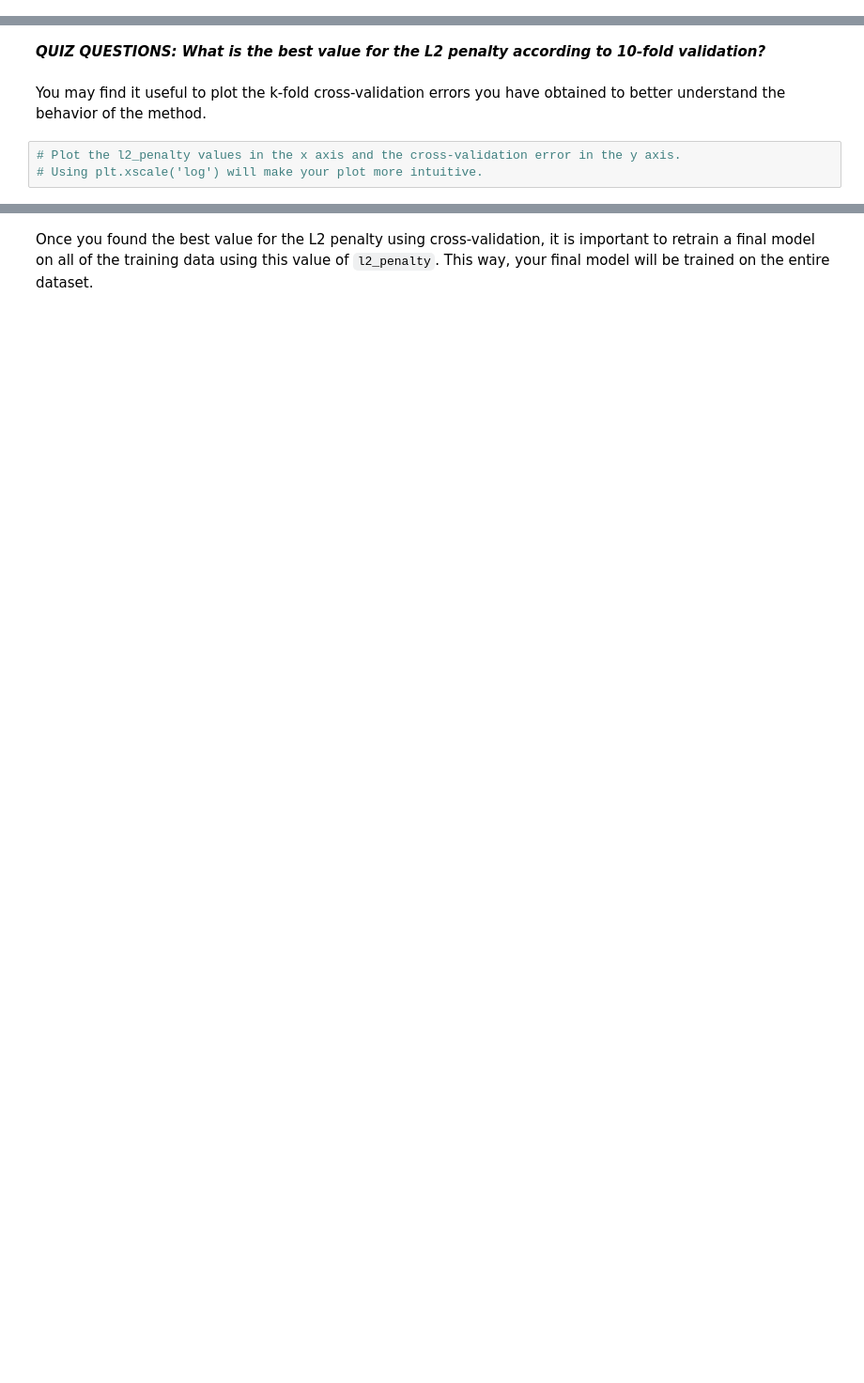
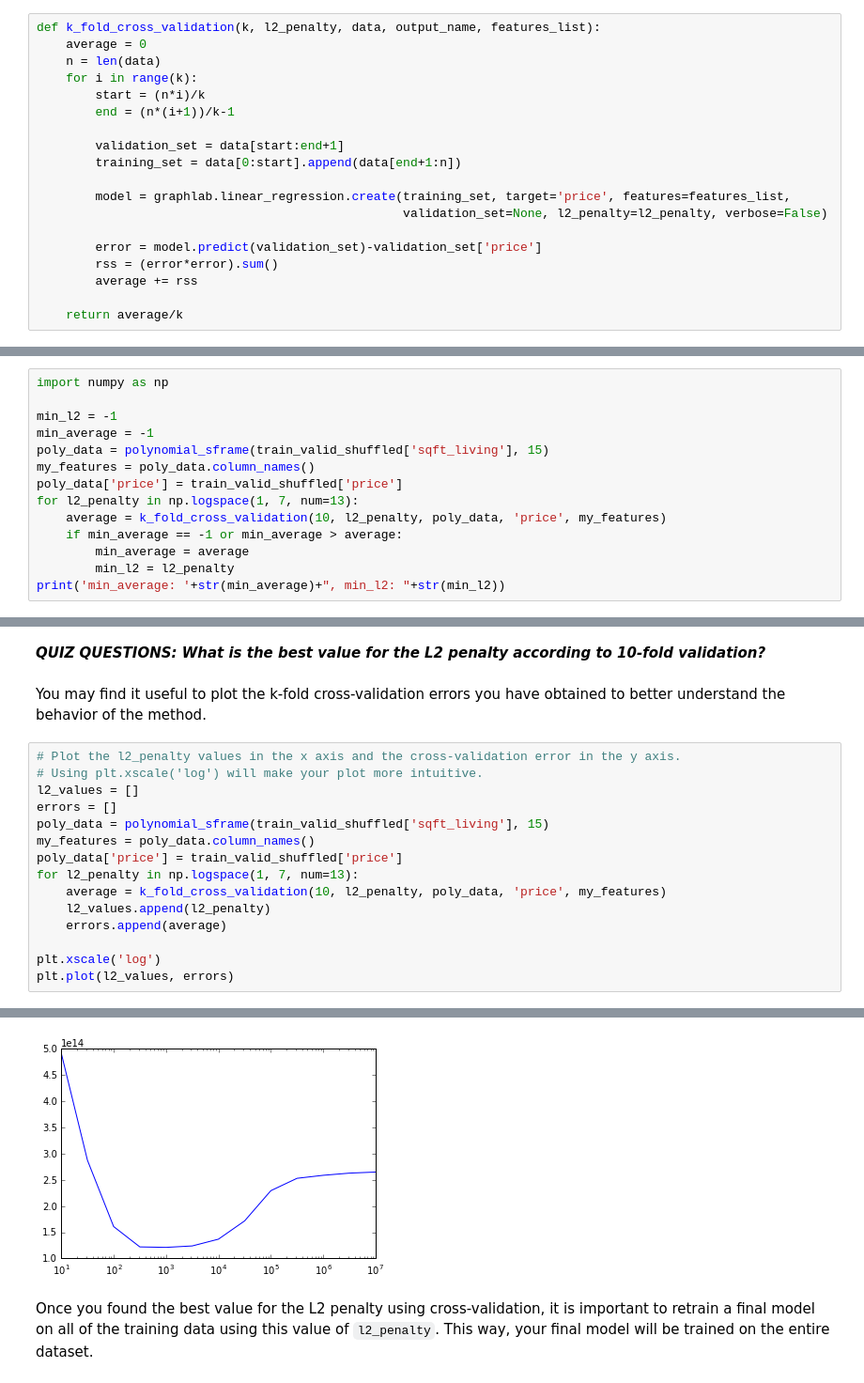
Before and after one commit to wilsonjr/MachineLearningCourse, a Jupyter notebook: ml-regression/Ridge Regression/week-4-ridge-regression-assignment-1-blank.ipynb, the cells around one changed output, grey strips where cells are left out. Shown at 94% size. Cells and saved outputs as stored; diff of their text form; blank space fills up the shorter version.

Commit message:
Selecting an L2 penalty via cross-validation

```diff
--- a/ml-regression/Ridge Regression/week-4-ridge-regression-assignment-1-blank.ipynb
+++ b/ml-regression/Ridge Regression/week-4-ridge-regression-assignment-1-blank.ipynb
@@ -371,3 +409,22 @@ def k_fold_cross_validation(k, l2_penalty, data, output_name, features_list):
+# %%
+def k_fold_cross_validation(k, l2_penalty, data, output_name, features_list):
+    average = 0
+    n = len(data)
+    for i in range(k):
+        start = (n*i)/k
+        end = (n*(i+1))/k-1
+
+        validation_set = data[start:end+1]
+        training_set = data[0:start].append(data[end+1:n])
+
+        model = graphlab.linear_regression.create(training_set, target='price', features=features_list,
+                                                  validation_set=None, l2_penalty=l2_penalty, verbose=False)
+
+        error = model.predict(validation_set)-validation_set['price']
+        rss = (error*error).sum()
+        average += rss
+
+    return average/k
 # %% [markdown]
 Once we have a function to compute the average validation error for a model, we can write a loop to find the model that minimizes the average validation error. Write a loop that does the following:
 * We will again be aiming to fit a 15th-order polynomial model using the `sqft_living` input
@@ -376,3 +433,17 @@ Once we have a function to compute the average validation error for a model, we
 * Report which L2 penalty produced the lowest average validation error.
 
 Note: since the degree of the polynomial is now fixed to 15, to make things faster, you should generate polynomial features in advance and re-use them throughout the loop. Make sure to use `train_valid_shuffled` when generating polynomial features!
+# %%
+import numpy as np
+
+min_l2 = -1
+min_average = -1
+poly_data = polynomial_sframe(train_valid_shuffled['sqft_living'], 15)
+my_features = poly_data.column_names()
+poly_data['price'] = train_valid_shuffled['price']
+for l2_penalty in np.logspace(1, 7, num=13):
+    average = k_fold_cross_validation(10, l2_penalty, poly_data, 'price', my_features)
+    if min_average == -1 or min_average > average:
+        min_average = average
+        min_l2 = l2_penalty
+print('min_average: '+str(min_average)+", min_l2: "+str(min_l2))
@@ -383,3 +456,16 @@ You may find it useful to plot the k-fold cross-validation errors you have obtai
 # %%
 # Plot the l2_penalty values in the x axis and the cross-validation error in the y axis.
 # Using plt.xscale('log') will make your plot more intuitive.
+l2_values = []
+errors = []
+poly_data = polynomial_sframe(train_valid_shuffled['sqft_living'], 15)
+my_features = poly_data.column_names()
+poly_data['price'] = train_valid_shuffled['price']
+for l2_penalty in np.logspace(1, 7, num=13):
+    average = k_fold_cross_validation(10, l2_penalty, poly_data, 'price', my_features)
+    l2_values.append(l2_penalty)
+    errors.append(average)
+
+plt.xscale('log')
+plt.plot(l2_values, errors)
+# %% [output]
@@ -386,2 +473,3 @@ You may find it useful to plot the k-fold cross-validation errors you have obtai
+[figure, added]
 # %% [markdown]
 Once you found the best value for the L2 penalty using cross-validation, it is important to retrain a final model on all of the training data using this value of `l2_penalty`. This way, your final model will be trained on the entire dataset.
```
Also changed, not shown: parts of 11 cells of this notebook.
